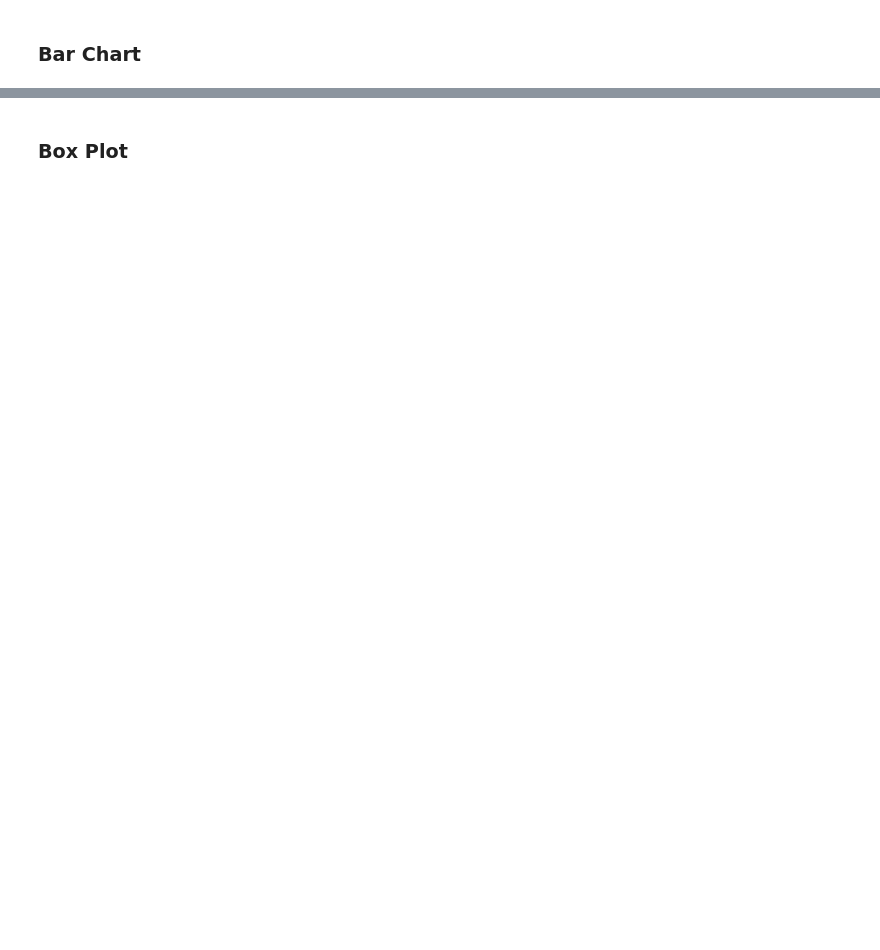
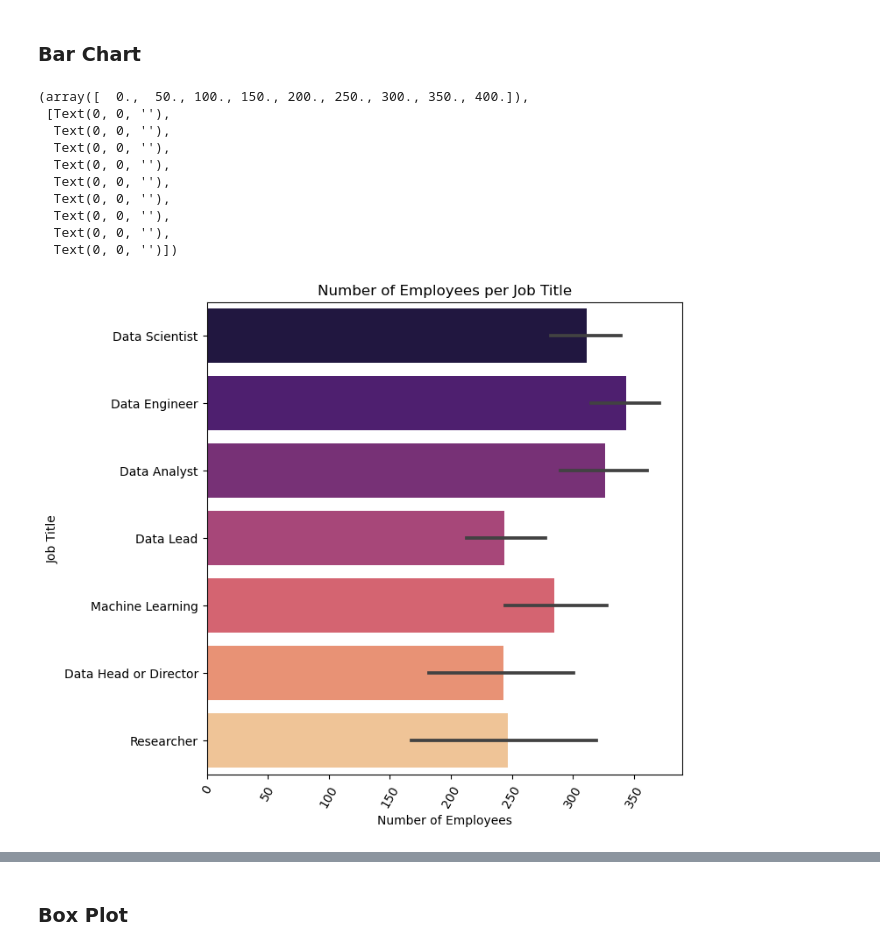
Before and after one commit to KimKarydas/Data-Science-Job-Salaries, a Jupyter notebook: Data_Science_Salaries.ipynb, the cells around one changed output, grey strips where cells are left out. Drawn from its saved outputs; the diff is of its cells as text; code cells hidden in the pictures; blank space fills up the shorter version.

```diff
--- a/Data_Science_Salaries.ipynb
+++ b/Data_Science_Salaries.ipynb
@@ -111,20 +111,3 @@ Data Analytics Lead                           1
 Name: job_title, dtype: int64
 # %% [markdown]
 There are too many job titles are are similar to one another. This can become an issue when trying to interpret results in further vizualisation. Therefore, we will be using ML model to cluster the data in categories that are similar to one another.
-# %%
-#Convert titles in numerical features
-vector = TfidfVectorizer()
-X = vector.fit_transform(df['job_title'])
-
-#Apply a K-mean clustering model
-n_clusters=7
-k_mean = KMeans(n_clusters=n_clusters, random_state=42)
-k_mean.fit(X)
-
-#create labels for clustering results
-df['cluster_results'] = k_mean.labels_
-
-#
-for cluster_results in range(n_clusters):
-    cluster_jobs = df[df['cluster_results'] == cluster_results]['job_title'].tolist()
-    print(f"Cluster {cluster_results + 1}: {cluster_jobs}")
@@ -169,0 +189,22 @@ plt.legend()
+# %%
+# Bar chart with the employment type
+# Use clustering to show the plot
+plt.figure(figsize=(7,7))
+order = df.groupby('cluster_job_title').size().sort_values(ascending=False).index
+ax = sns.barplot(x=df.index.values, y=df['cluster_job_title'], data=df, palette='magma', order=order)
+plt.xlabel('Number of Employees')
+plt.ylabel('Job Title')
+plt.title('Number of Employees per Job Title')
+plt.xticks(rotation=60)
+# %% [output]
+(array([  0.,  50., 100., 150., 200., 250., 300., 350., 400.]),
+ [Text(0, 0, ''),
+  Text(0, 0, ''),
+  Text(0, 0, ''),
+  Text(0, 0, ''),
+  Text(0, 0, ''),
+  Text(0, 0, ''),
+  Text(0, 0, ''),
+  Text(0, 0, ''),
+  Text(0, 0, '')])
+[figure, added]
```
Also changed, not shown: parts of 15 cells of this notebook.
